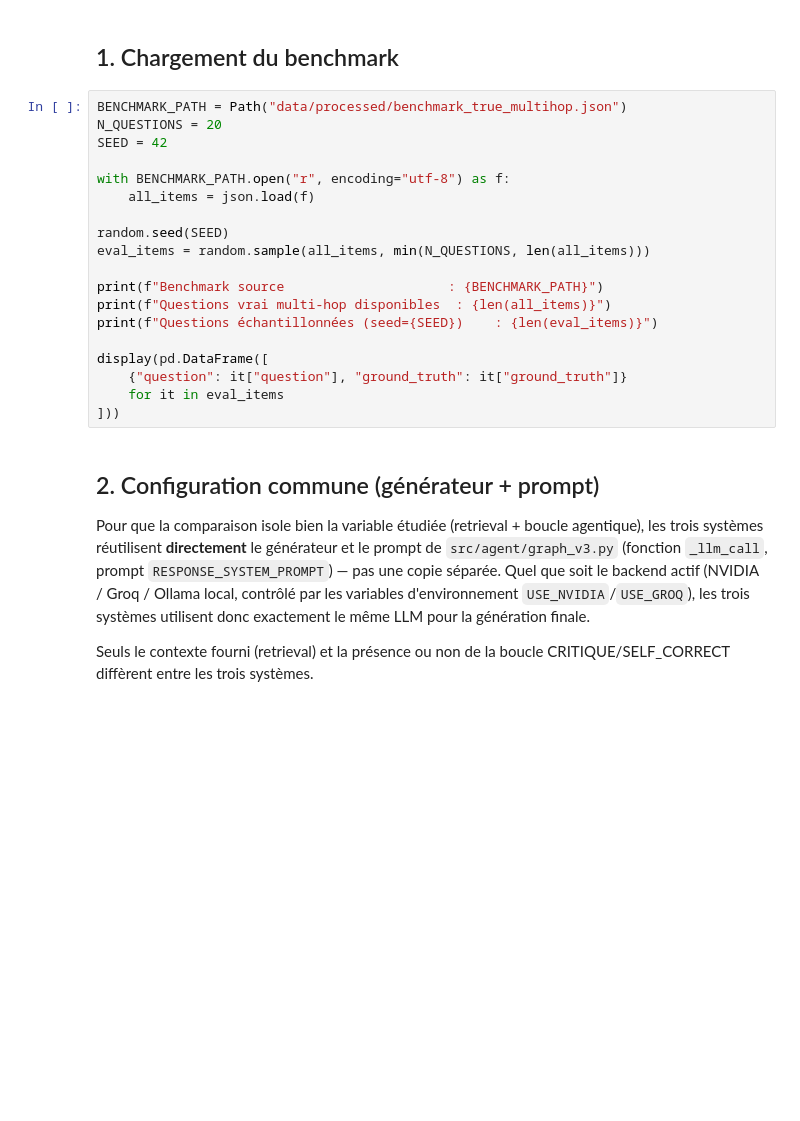
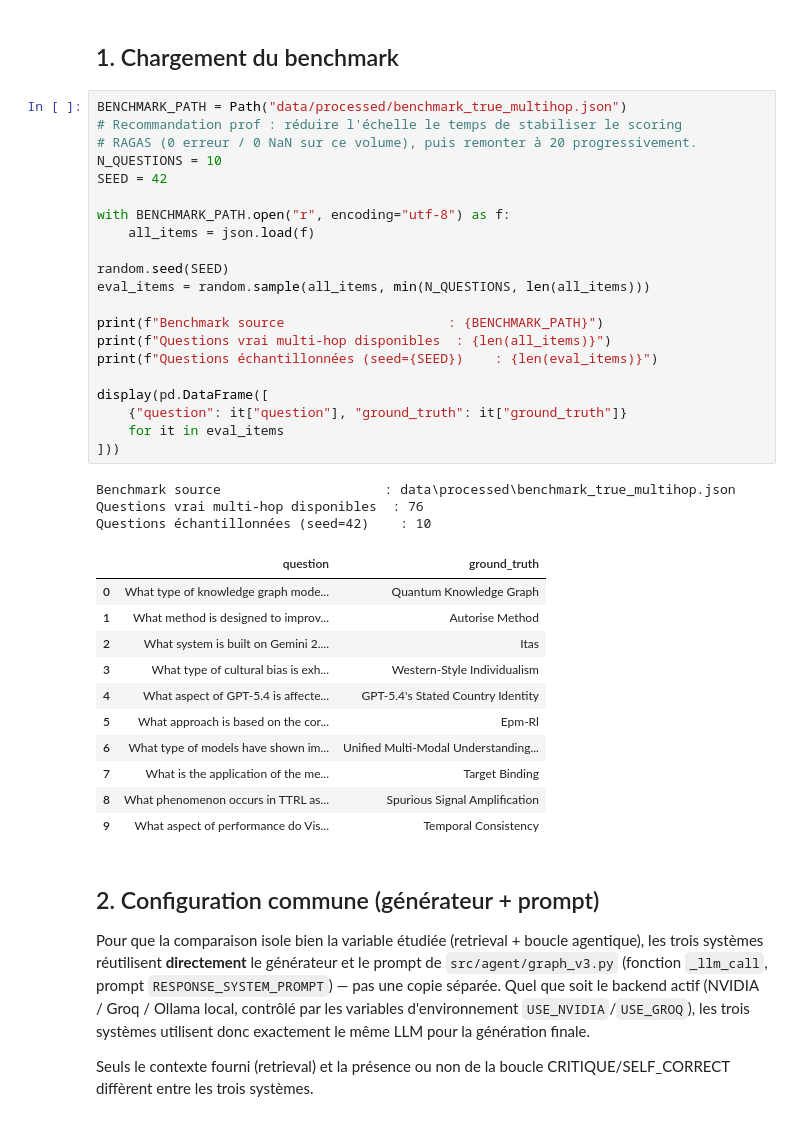
Before and after one commit to wiameanejjar/GraphRag_PFE, a Jupyter notebook: Sprint4_Ablation_Study.ipynb, the cells around one changed output. Saved outputs shown, nothing was run; the diff lists cells and outputs as text; blank space fills up the shorter version.

```diff
--- a/Sprint4_Ablation_Study.ipynb
+++ b/Sprint4_Ablation_Study.ipynb
@@ -41,23 +43,40 @@ print(f"Notebook exécuté le : {datetime.datetime.now().strftime('%Y-%m-%d %H:%
 ## 1. Chargement du benchmark
 # %%
 BENCHMARK_PATH = Path("data/processed/benchmark_true_multihop.json")
-N_QUESTIONS = 20
+# Recommandation prof : réduire l'échelle le temps de stabiliser le scoring
+# RAGAS (0 erreur / 0 NaN sur ce volume), puis remonter à 20 progressivement.
+N_QUESTIONS = 10
 SEED = 42
 
 with BENCHMARK_PATH.open("r", encoding="utf-8") as f:
     all_items = json.load(f)
 
 random.seed(SEED)
 eval_items = random.sample(all_items, min(N_QUESTIONS, len(all_items)))
 
 print(f"Benchmark source                     : {BENCHMARK_PATH}")
 print(f"Questions vrai multi-hop disponibles  : {len(all_items)}")
 print(f"Questions échantillonnées (seed={SEED})    : {len(eval_items)}")
 
 display(pd.DataFrame([
     {"question": it["question"], "ground_truth": it["ground_truth"]}
     for it in eval_items
 ]))
+# %% [output]
+Benchmark source                     : data\processed\benchmark_true_multihop.json
+Questions vrai multi-hop disponibles  : 76
+Questions échantillonnées (seed=42)    : 10
+|  | question | ground_truth |
+| 0 | What type of knowledge graph mode... | Quantum Knowledge Graph |
+| 1 | What method is designed to improv... | Autorise Method |
+| 2 | What system is built on Gemini 2.... | Itas |
+| 3 | What type of cultural bias is exh... | Western-Style Individualism |
+| 4 | What aspect of GPT-5.4 is affecte... | GPT-5.4's Stated Country Identity |
+| 5 | What approach is based on the cor... | Epm-Rl |
+| 6 | What type of models have shown im... | Unified Multi-Modal Understanding... |
+| 7 | What is the application of the me... | Target Binding |
+| 8 | What phenomenon occurs in TTRL as... | Spurious Signal Amplification |
+| 9 | What aspect of performance do Vis... | Temporal Consistency |
 # %% [markdown]
 ## 2. Configuration commune (générateur + prompt)
 
```
Also changed, not shown: parts of 8 cells of this notebook, 5 other files.
